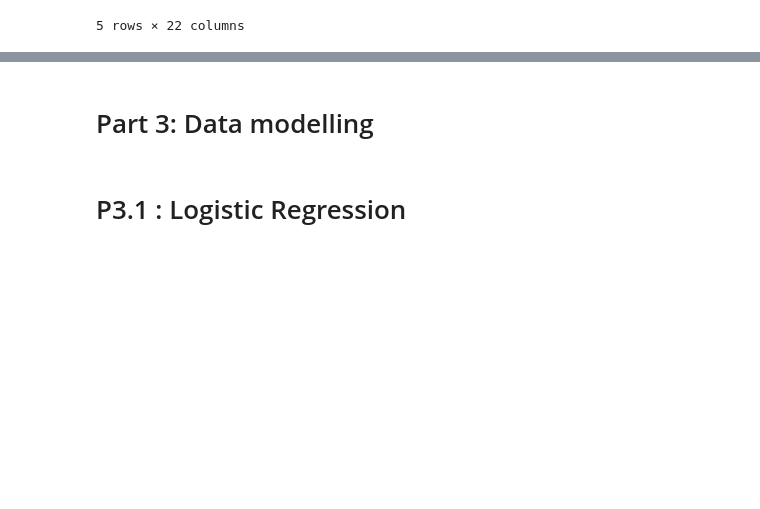
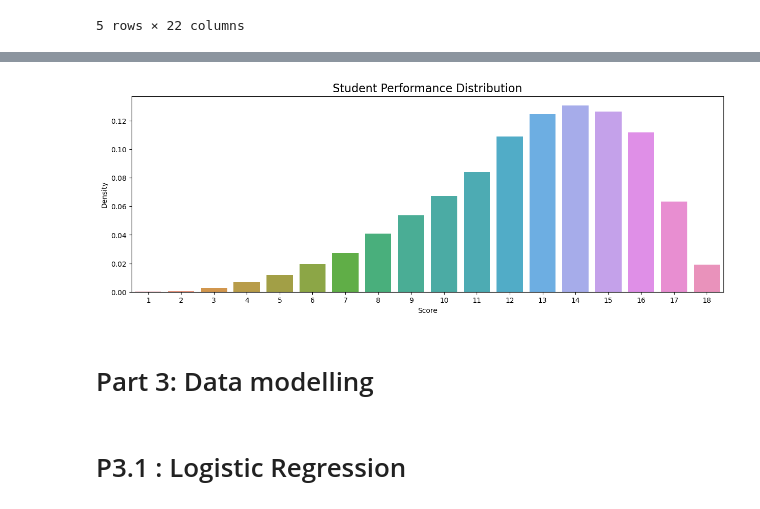
Before and after one commit to athmaneformation/OC_IML_PROJECT_8, a Jupyter notebook: kebairi-athmane-1-documentation-et-code-022023.ipynb, the cells around one changed output, grey strips where cells are left out. Saved outputs shown, nothing was run; the diff lists cells and outputs as text; code cells hidden in the pictures; blank space fills up the shorter version.

```diff
--- a/kebairi-athmane-1-documentation-et-code-022023.ipynb
+++ b/kebairi-athmane-1-documentation-et-code-022023.ipynb
@@ -171,3 +235,16 @@ Wall time: 19.3 s
+# %%
+#Groupby Student (session)
+student_performance=pd.DataFrame(targets.groupby('session').agg({'correct': 'sum'})).reset_index()
+stud_perf_distrib = pd.DataFrame(student_performance.groupby('correct').agg({'session': 'count'})).reset_index()
+stud_perf_distrib['session']=stud_perf_distrib['session']/student_nb
+stud_perf_distrib.columns=['Score','Density']
+
+#Seaborn barplot
+sns.barplot(x="Score", y="Density", data=stud_perf_distrib)
+plt.title('Student Performance Distribution', fontsize=16)
+plt.show()
+# %% [output]
+[figure, added]
 # %% [markdown]
 # Part 3: Data modelling
 # %% [markdown]
```
Also changed, not shown: parts of 22 cells of this notebook.
